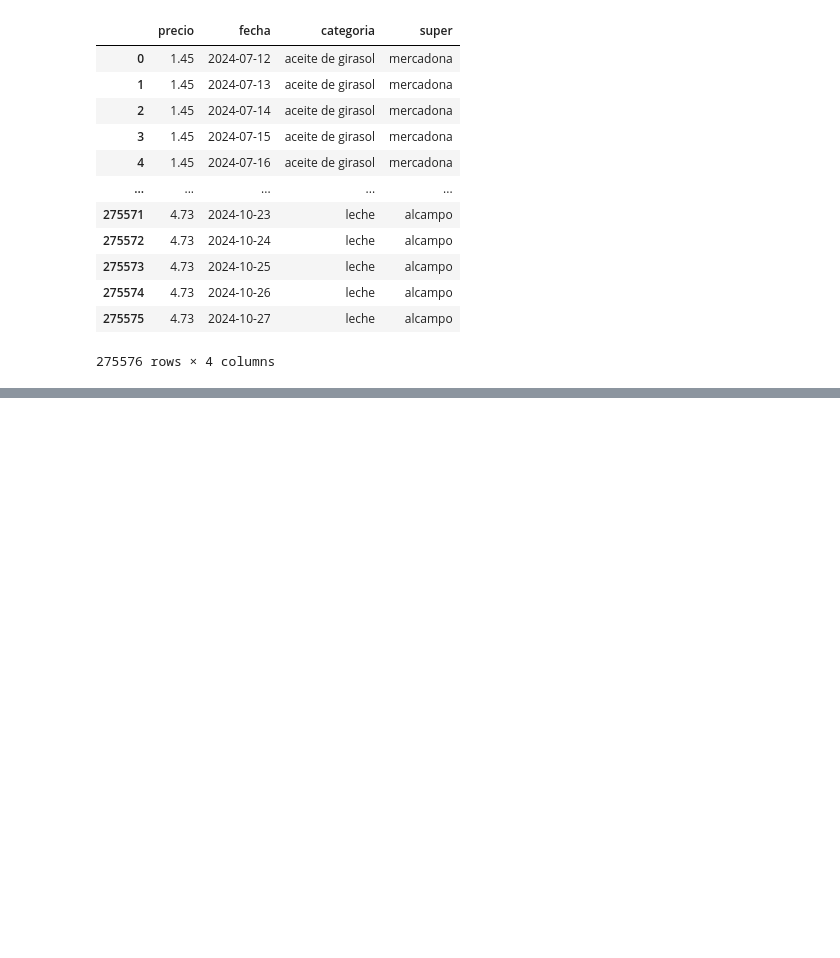
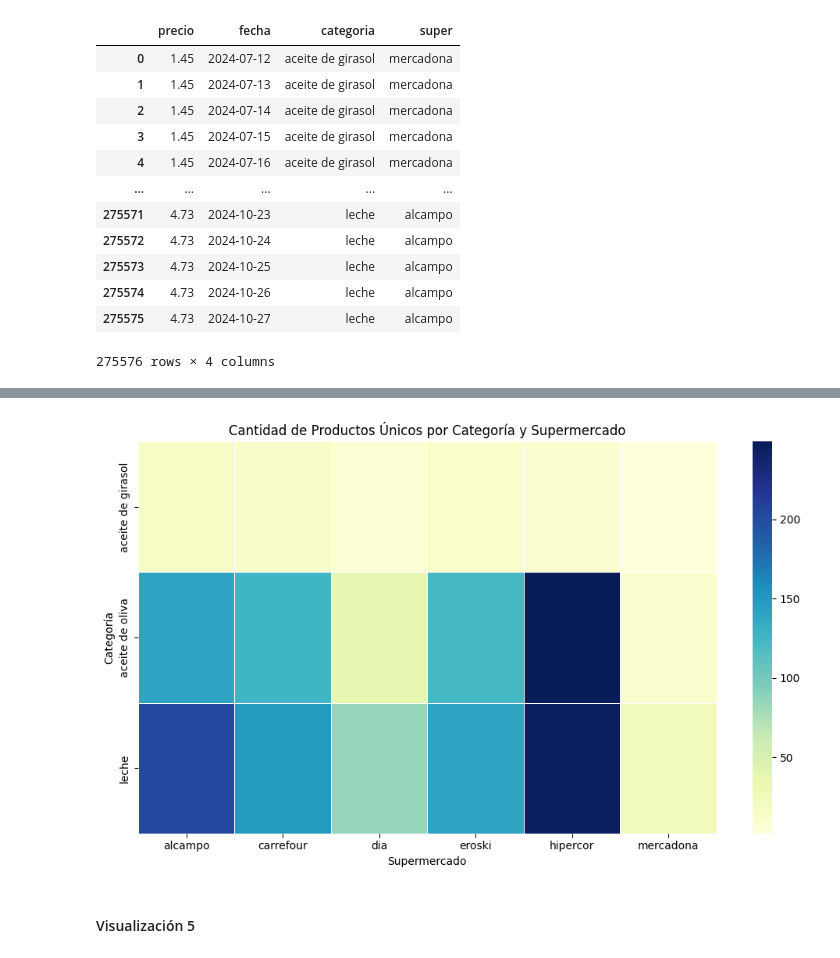
Before and after one commit to Cucks13/Proyecto4-AnalisisSupermercados, a Jupyter notebook: notebooks/03_EDA_y_VISUALiZACIÓn.ipynb, the cells around one changed output, grey strips where cells are left out. Cells and saved outputs as stored; diff of their text form; code cells hidden in the pictures; blank space fills up the shorter version.

```diff
--- a/notebooks/03_EDA_y_VISUALiZACIÓn.ipynb
+++ b/notebooks/03_EDA_y_VISUALiZACIÓn.ipynb
@@ -94,0 +164,19 @@ plt.show()
+# %%
+query4 = """
+SELECT
+    c.nombre AS categoria,
+    s.nombre AS supermercado,
+    COUNT(DISTINCT p.producto) AS cantidad_productos_unicos
+FROM
+    productos p
+JOIN
+    categorias c ON p.id_categoria = c.id
+JOIN
+    supermercados s ON p.id_supermercado = s.id
+GROUP BY
+    c.nombre, s.nombre;
+"""
+
+cursor.execute(query4)
+df_query4 = pd.DataFrame(cursor.fetchall(), columns = ["categoria","super","numero"])
+df_query4
@@ -94,0 +201,15 @@ plt.show()
+# %%
+heatmap_data_unicos = df_query4.pivot(index='categoria', columns='super', values='numero')
+
+
+plt.figure(figsize=(10, 6))
+sns.heatmap(heatmap_data_unicos, fmt="d", cmap="YlGnBu", linewidths=.5, annot_kws={"size": 10})
+plt.title('Cantidad de Productos Únicos por Categoría y Supermercado')
+plt.xlabel('Supermercado')
+plt.ylabel('Categoría')
+plt.tight_layout()
+plt.show()
+# %% [output]
+[figure, added]
+# %% [markdown]
+#### Visualización 5
```
Also changed, not shown: parts of 23 cells of this notebook, 7 other files.
